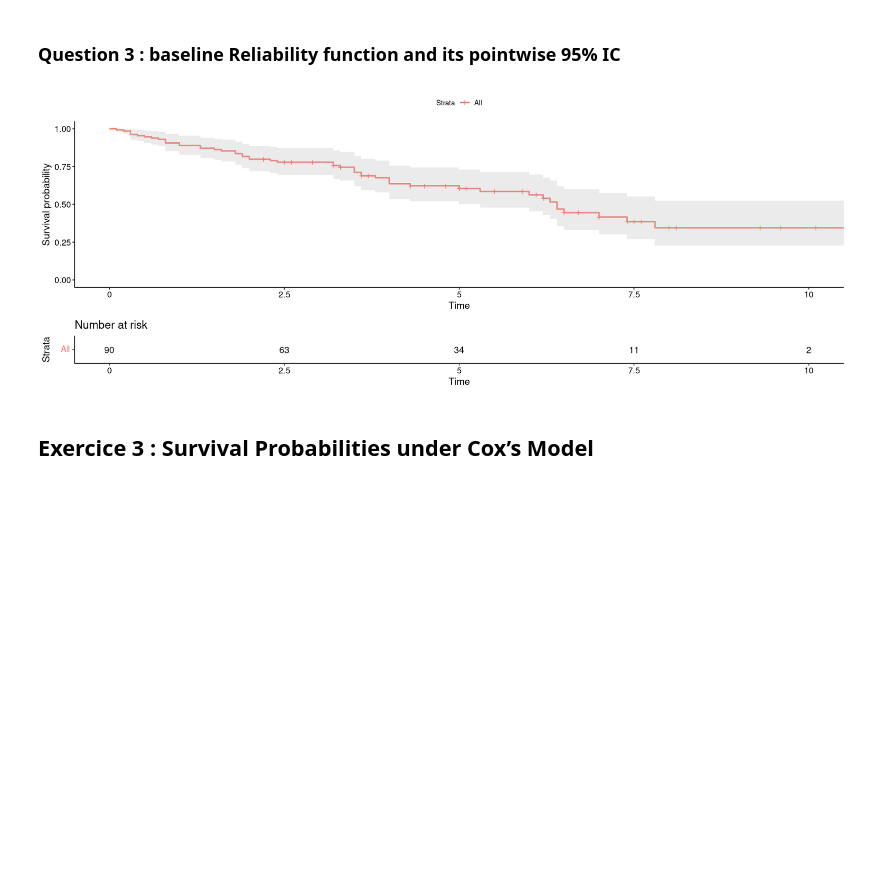
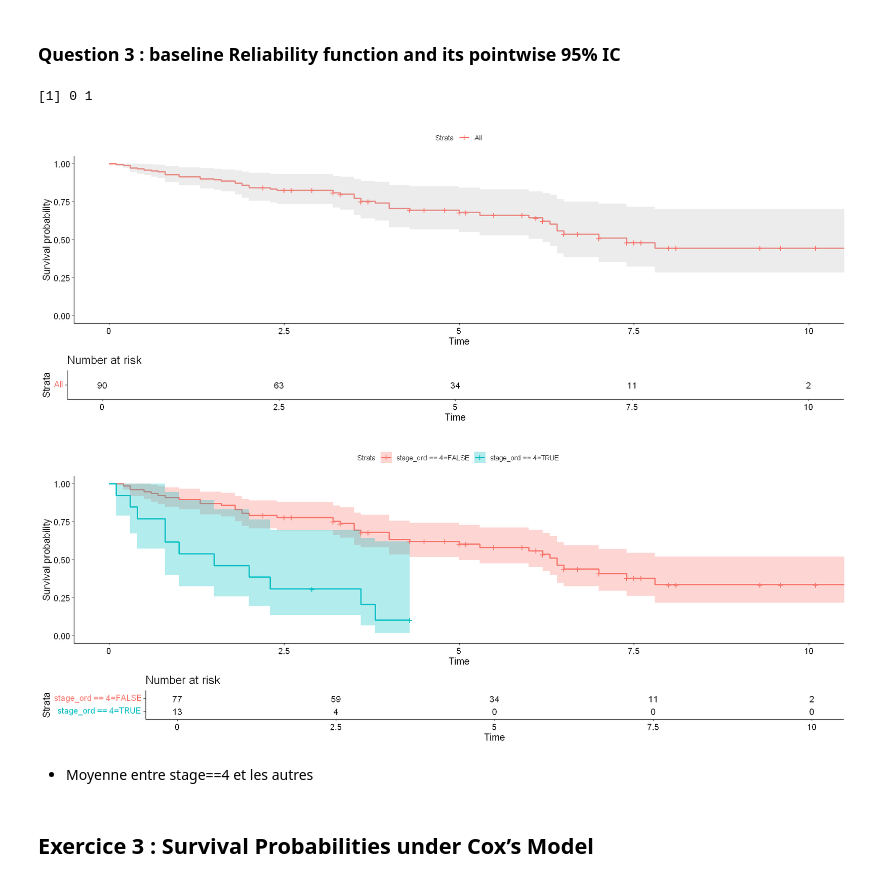
Before and after one commit to emirimisselis/DDV, a Jupyter notebook: TP2.ipynb, the cells around one changed output. Saved outputs shown, nothing was run; the diff lists cells and outputs as text; code cells hidden in the pictures; blank space fills up the shorter version.

```diff
--- a/TP2.ipynb
+++ b/TP2.ipynb
@@ -495,7 +497,10 @@ meme conclusion
 ### Question 2 : inférence avec les covariables significatives
 # %%
 # Ajuster un modèle de Cox pour stage_ord == 4
-cox_model <- coxph(surv ~ (stage_ord == 4), data = donnee, method = "breslow")
+
+donnee$stage4 <- ifelse(donnee$stage==4,1,0)
+
+cox_model <- coxph(surv ~ stage4  , data = donnee, method = "breslow")
 summary(cox_model)
 # %% [output]
 Call:
@@ -520,15 +525,27 @@ Score (logrank) test = 19.56  on 1 df,   p=1e-05
 - Stage_ord4 est significatif. exp(coef) = 4.3 donc il fait bien baisser la DDV et augmenter le R.
 # %% [markdown]
 ### Question 3 : baseline Reliability function and its pointwise 95% IC
+# %%
+ unique(donnee$stage4)
+# %% [output]
+[1] 0 1
 # %%
-survfit_model <- survfit(cox_model, data = donnee, conf.int = 0.95)
+survfit_model2 <- survfit(surv ~ (stage_ord == 4), data = donnee, conf.int = 0.95)
+survfit_model <- survfit(cox_model , data = donnee, conf.int = 0.95)
 
 # Afficher la courbe de survie séparée par sexe avec p-value
 ggsurvplot(survfit_model,
            conf.int = TRUE,              # Afficher la p-value
            risk.table = TRUE)  # Labels de la légende
+
+ggsurvplot(survfit_model2,
+           conf.int = TRUE,              # Afficher la p-value
+           risk.table = TRUE)  # Labels de la légende
 # %% [output]
-[figure, old version]
+[figure, new version]
+[figure, added]
+# %% [markdown]
+- Moyenne entre stage==4 et les autres
 # %% [markdown]
 ## Exercice 3 :  Survival Probabilities under Cox’s Model
 # %%
```
Also changed, not shown: parts of 6 cells of this notebook, 1 other file.
